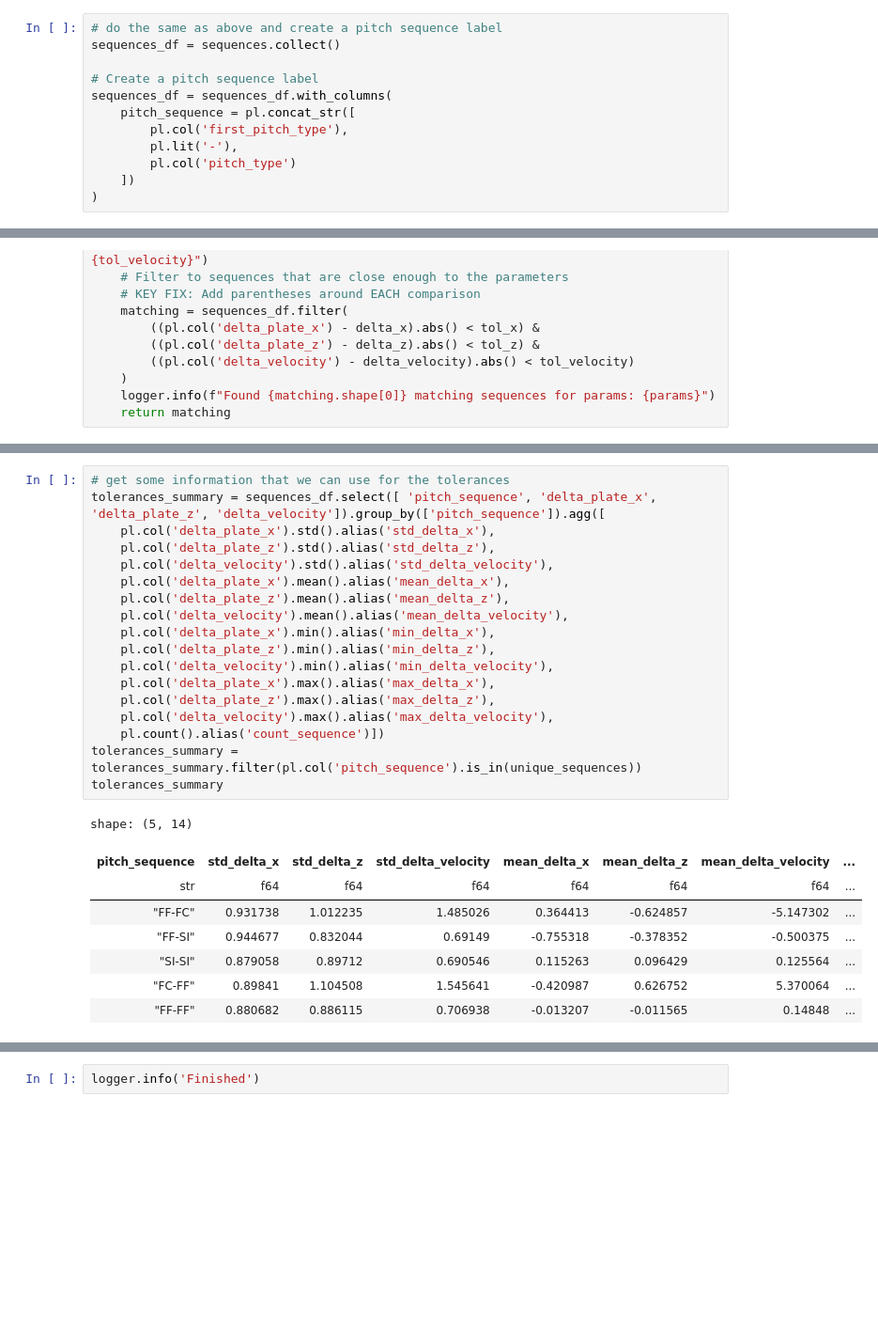
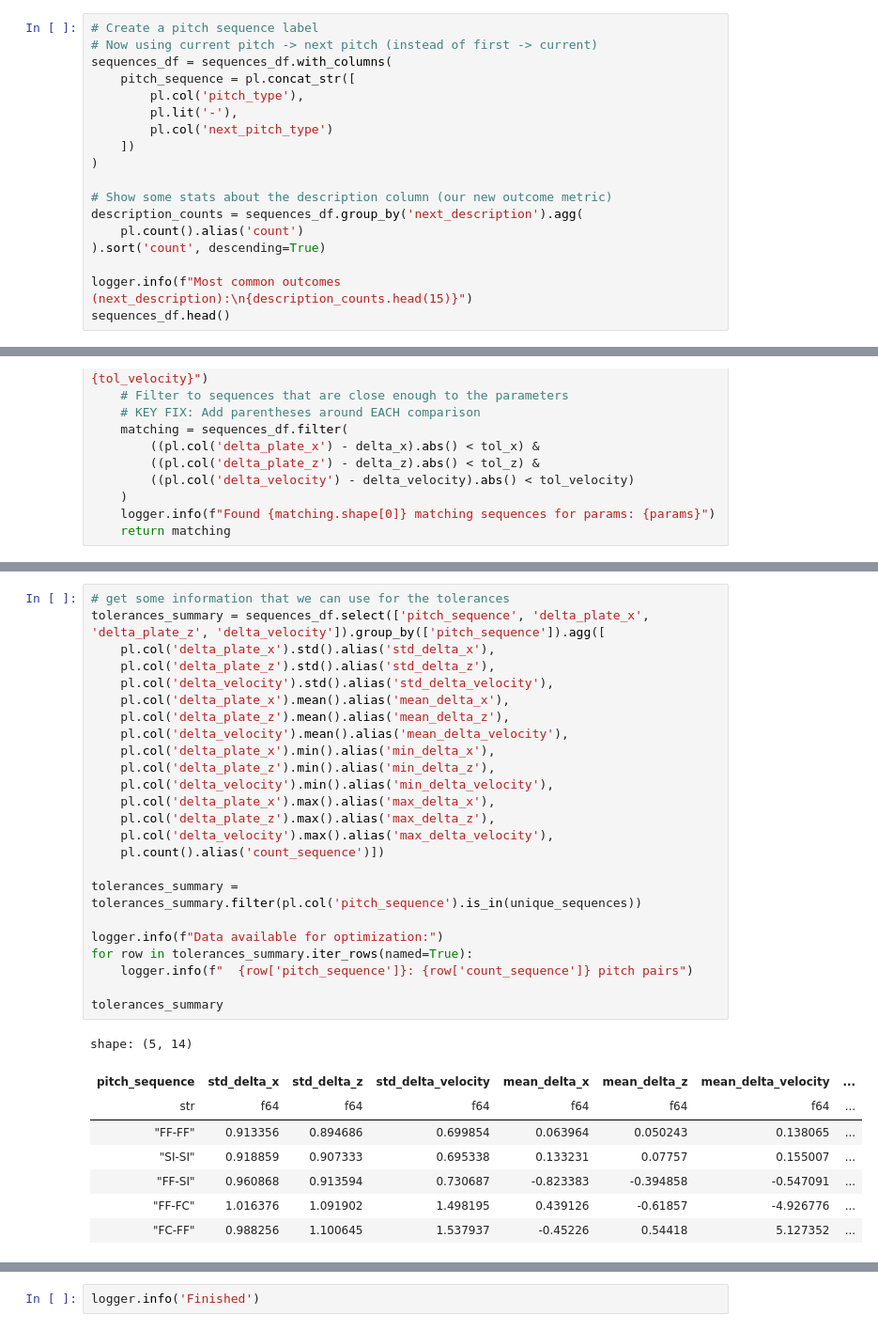
Before and after one commit to drewnano/baseball-learning, a Jupyter notebook: zachwheeler_example.ipynb, the cells around one changed output, grey strips where cells are left out. Shown at 94% size. Cells and saved outputs as stored; diff of their text form; blank space fills up the shorter version.

```diff
--- a/zachwheeler_example.ipynb
+++ b/zachwheeler_example.ipynb
@@ -145,12 +149,18 @@ logger.info(f"Total pitch sequences: {len(sequences_df)}")
 # %%
-# do the same as above and create a pitch sequence label
-sequences_df = sequences.collect()
-
 # Create a pitch sequence label
+# Now using current pitch -> next pitch (instead of first -> current)
 sequences_df = sequences_df.with_columns(
     pitch_sequence = pl.concat_str([
-        pl.col('first_pitch_type'),
+        pl.col('pitch_type'),
         pl.lit('-'),
-        pl.col('pitch_type')
+        pl.col('next_pitch_type')
     ])
 )
+
+# Show some stats about the description column (our new outcome metric)
+description_counts = sequences_df.group_by('next_description').agg(
+    pl.count().alias('count')
+).sort('count', descending=True)
+
+logger.info(f"Most common outcomes (next_description):\n{description_counts.head(15)}")
+sequences_df.head()
@@ -259,29 +316,35 @@ def cost_function_contact_quality(params, sequences_df, tolerances):
     return cost
 # %%
 # get some information that we can use for the tolerances
-tolerances_summary = sequences_df.select([ 'pitch_sequence', 'delta_plate_x', 'delta_plate_z', 'delta_velocity']).group_by(['pitch_sequence']).agg([
+tolerances_summary = sequences_df.select(['pitch_sequence', 'delta_plate_x', 'delta_plate_z', 'delta_velocity']).group_by(['pitch_sequence']).agg([
     pl.col('delta_plate_x').std().alias('std_delta_x'),
     pl.col('delta_plate_z').std().alias('std_delta_z'),
     pl.col('delta_velocity').std().alias('std_delta_velocity'),
     pl.col('delta_plate_x').mean().alias('mean_delta_x'),
     pl.col('delta_plate_z').mean().alias('mean_delta_z'),
     pl.col('delta_velocity').mean().alias('mean_delta_velocity'),
     pl.col('delta_plate_x').min().alias('min_delta_x'),
     pl.col('delta_plate_z').min().alias('min_delta_z'),
     pl.col('delta_velocity').min().alias('min_delta_velocity'),
     pl.col('delta_plate_x').max().alias('max_delta_x'),
     pl.col('delta_plate_z').max().alias('max_delta_z'),
     pl.col('delta_velocity').max().alias('max_delta_velocity'),
     pl.count().alias('count_sequence')])
+
 tolerances_summary = tolerances_summary.filter(pl.col('pitch_sequence').is_in(unique_sequences))
+
+logger.info(f"Data available for optimization:")
+for row in tolerances_summary.iter_rows(named=True):
+    logger.info(f"  {row['pitch_sequence']}: {row['count_sequence']} pitch pairs")
+
 tolerances_summary
 # %% [output]
 shape: (5, 14)
 | pitch_sequence | std_delta_x | std_delta_z | std_delta_velocity | mean_delta_x | mean_delta_z | mean_delta_velocity | ... |
 | str | f64 | f64 | f64 | f64 | f64 | f64 | ... |
-| "FF-FC" | 0.931738 | 1.012235 | 1.485026 | 0.364413 | -0.624857 | -5.147302 | ... |
-| "FF-SI" | 0.944677 | 0.832044 | 0.69149 | -0.755318 | -0.378352 | -0.500375 | ... |
-| "SI-SI" | 0.879058 | 0.89712 | 0.690546 | 0.115263 | 0.096429 | 0.125564 | ... |
-| "FC-FF" | 0.89841 | 1.104508 | 1.545641 | -0.420987 | 0.626752 | 5.370064 | ... |
-| "FF-FF" | 0.880682 | 0.886115 | 0.706938 | -0.013207 | -0.011565 | 0.14848 | ... |
+| "FF-FF" | 0.913356 | 0.894686 | 0.699854 | 0.063964 | 0.050243 | 0.138065 | ... |
+| "SI-SI" | 0.918859 | 0.907333 | 0.695338 | 0.133231 | 0.07757 | 0.155007 | ... |
+| "FF-SI" | 0.960868 | 0.913594 | 0.730687 | -0.823383 | -0.394858 | -0.547091 | ... |
+| "FF-FC" | 1.016376 | 1.091902 | 1.498195 | 0.439126 | -0.61857 | -4.926776 | ... |
+| "FC-FF" | 0.988256 | 1.100645 | 1.537937 | -0.45226 | 0.54418 | 5.127352 | ... |
 # %% [markdown]
```
Also changed, not shown: parts of 10 cells of this notebook, 1 other file.
